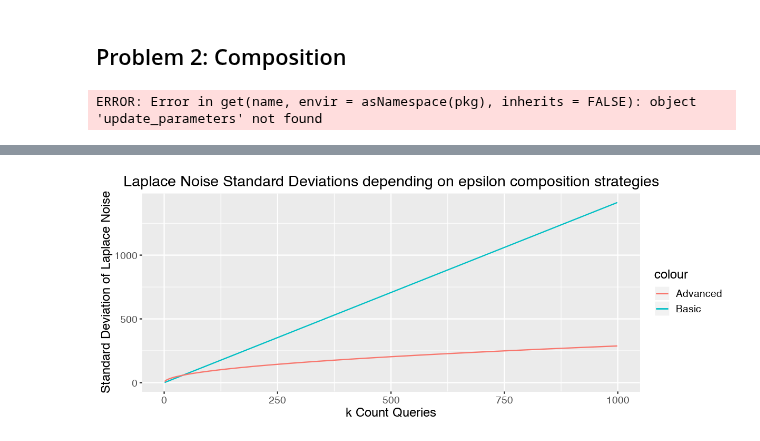
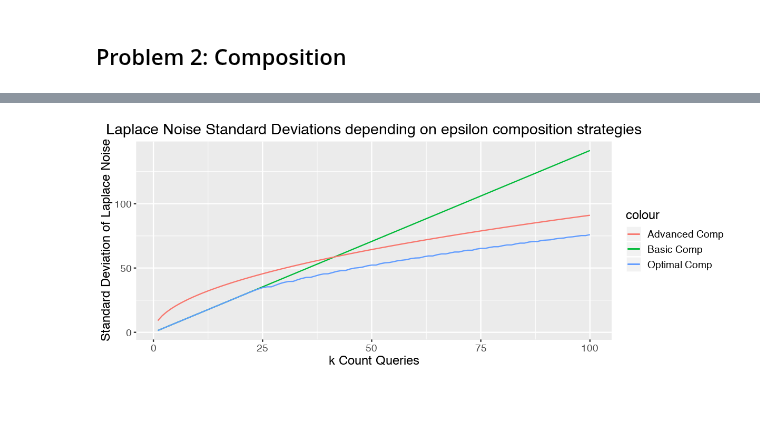
Before and after one commit to bhavenp/cs208, a Jupyter notebook: homework/HW3/HW3_Bhaven_Patel.ipynb, the cells around one changed output, grey strips where cells are left out. Cells and saved outputs as stored; diff of their text form; code cells hidden in the pictures; blank space fills up the shorter version.

```diff
--- a/homework/HW3/HW3_Bhaven_Patel.ipynb
+++ b/homework/HW3/HW3_Bhaven_Patel.ipynb
@@ -192,3 +180,7 @@ percentileRelease <- function(x, tperc, lower, upper, nbins=0, epsilon){
 
     return(list(release=DPrelease, true=sensitiveValue))
 }
+# %%
+# data <- create_dataset(max_value = 100, size = 100);
+data <- seq(from = 1, to = 100)
+print(data)
@@ -194,0 +194,8 @@ percentileRelease <- function(x, tperc, lower, upper, nbins=0, epsilon){
+# %%
+numSims = 100;
+results <- c();
+for(i in 1:100){
+    r <- percentileRelease(data, tperc = 0.4, epsilon = 0.5)$release;
+    results <- c(results, r);
+}
+hist(results)
@@ -201,11 +210,12 @@ percentileRelease <- function(x, tperc, lower, upper, nbins=0, epsilon){
 # %% [markdown]
 ## Problem 2: Composition
 # %%
+library("PSIlence")
 ## PARAMETERS
 delta = 10**(-9);
 globalEps = 1;
 
-kVals <- seq(from=1, to=1000, by=2); #get sequence of values for k
+kVals <- seq(from=1, to=100, by=1); #get sequence of values for k
 
 results <- matrix( rep(NA,length(kVals)*3), nrow=length(kVals), ncol=4);
 
@@ -219,6 +229,11 @@ for(i in 1:length(kVals)){
     stdAdv = sqrt(2) / epsAdv;
 
     #calculate standard deviation for
+    init <- rep(c(0, 0), k )
+    params <- matrix(init, nrow=k, ncol=2, byrow=TRUE)
+    inverse <- PSIlence:::update_parameters(params=params, hold=0, eps=globalEps, del=delta)
+    stdOpt = sqrt(2) / inverse[1,1];
 
-    results[i, ] <- c(k, stdBasic, stdAdv, 0);
+
+    results[i, ] <- c(k, stdBasic, stdAdv, stdOpt);
 }
@@ -227,12 +240,3 @@ library("PSIlence")
-# %%
-k <- 3
-init <- rep(c(1/k, 0), k )
-params <- matrix(init, nrow=k, ncol=2, byrow=TRUE)
-inverse <- PSIlence:::update_parameters(params=params, hold=0, eps=globalEps, del=delta)
-#
-print(inverse)
-# %% [output]
-ERROR: Error in get(name, envir = asNamespace(pkg), inherits = FALSE): object 'update_parameters' not found
 # %%
 library(ggplot2)
 library(grid)
@@ -242,9 +246,9 @@ colnames(final_results) <- c("k", "Std_Basic_Comp", "Std_Adv_Comp", "Std_Opt_Com
 f_size = 16;
 fifty = 0.5;
 # Plot the standard deviations
-p <- ggplot(data = final_results) + geom_line(aes(x=final_results$k, y=final_results$Std_Basic_Comp, color="Basic")) + geom_line(aes(x=final_results$k, y=final_results$Std_Adv_Comp, color="Advanced"));
+p <- ggplot(data = final_results) + geom_line(aes(x=final_results$k, y=final_results$Std_Basic_Comp, color="Basic Comp")) + geom_line(aes(x=final_results$k, y=final_results$Std_Adv_Comp, color="Advanced Comp")) + geom_line(aes(x=final_results$k, y=final_results$Std_Opt_Comp, color="Optimal Comp"));
 
-p <- p_rmse + labs(title="Laplace Noise Standard Deviations depending on epsilon composition strategies", x="k Count Queries", y = "Standard Deviation of Laplace Noise") + theme(plot.title = element_text(hjust=0.5), text = element_text(size=f_size-2));
+p <- p + labs(title="Laplace Noise Standard Deviations depending on epsilon composition strategies", x="k Count Queries", y = "Standard Deviation of Laplace Noise") + theme(plot.title = element_text(hjust=0.5), text = element_text(size=f_size-2));
 
 options(repr.plot.width=10, repr.plot.height=4); #set plot dimensions
 p #show plot
@@ -254 +256 @@ Warning message:
-[figure, old version]
+[figure, new version]
```
Also changed, not shown: parts of 7 cells of this notebook, 1 other file.
